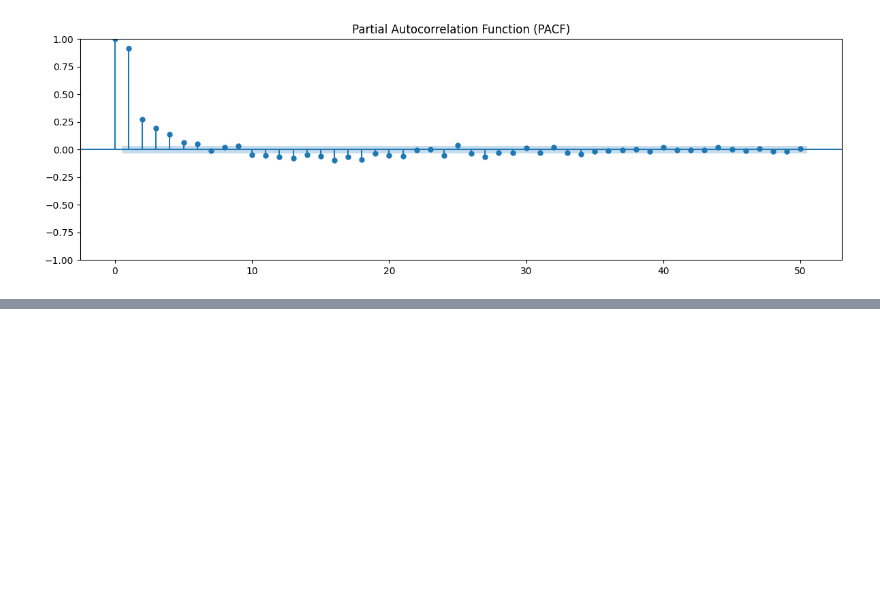
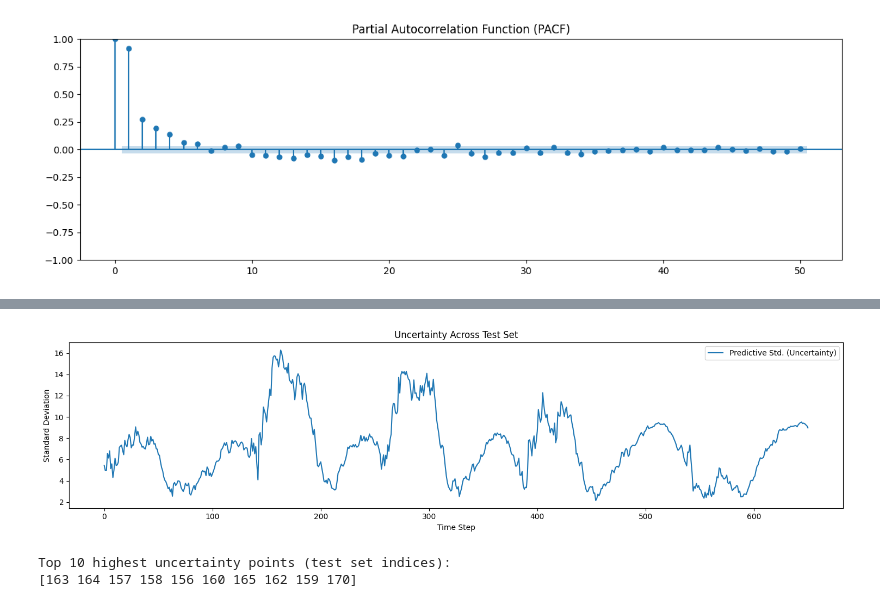
Before and after one commit to Jevgenijsposashkov/bnn_forecasting, a Jupyter notebook: bnn_notebook.ipynb, the cells around one changed output, grey strips where cells are left out. Cells and saved outputs as stored; diff of their text form; code cells hidden in the pictures; blank space fills up the shorter version.

```diff
--- a/bnn_notebook.ipynb
+++ b/bnn_notebook.ipynb
@@ -1294,0 +378,18 @@ TypeError: list indices must be integers or slices, not NoneType
+# %%
+plt.figure(figsize=(15,4))
+plt.plot(std_pred_test_orig, label='Predictive Std. (Uncertainty)')
+plt.title('Uncertainty Across Test Set')
+plt.xlabel('Time Step')
+plt.ylabel('Standard Deviation')
+plt.legend()
+plt.tight_layout()
+plt.show()
+
+# Top 10 most uncertain predictions
+most_uncertain_indices = np.argsort(-std_pred_test_orig)[:10]
+print("Top 10 highest uncertainty points (test set indices):")
+print(most_uncertain_indices)
+# %% [output]
+[figure, added]
+Top 10 highest uncertainty points (test set indices):
+[163 164 157 158 156 160 165 162 159 170]
```
Also changed, not shown: parts of 33 cells of this notebook, 7 other files.
